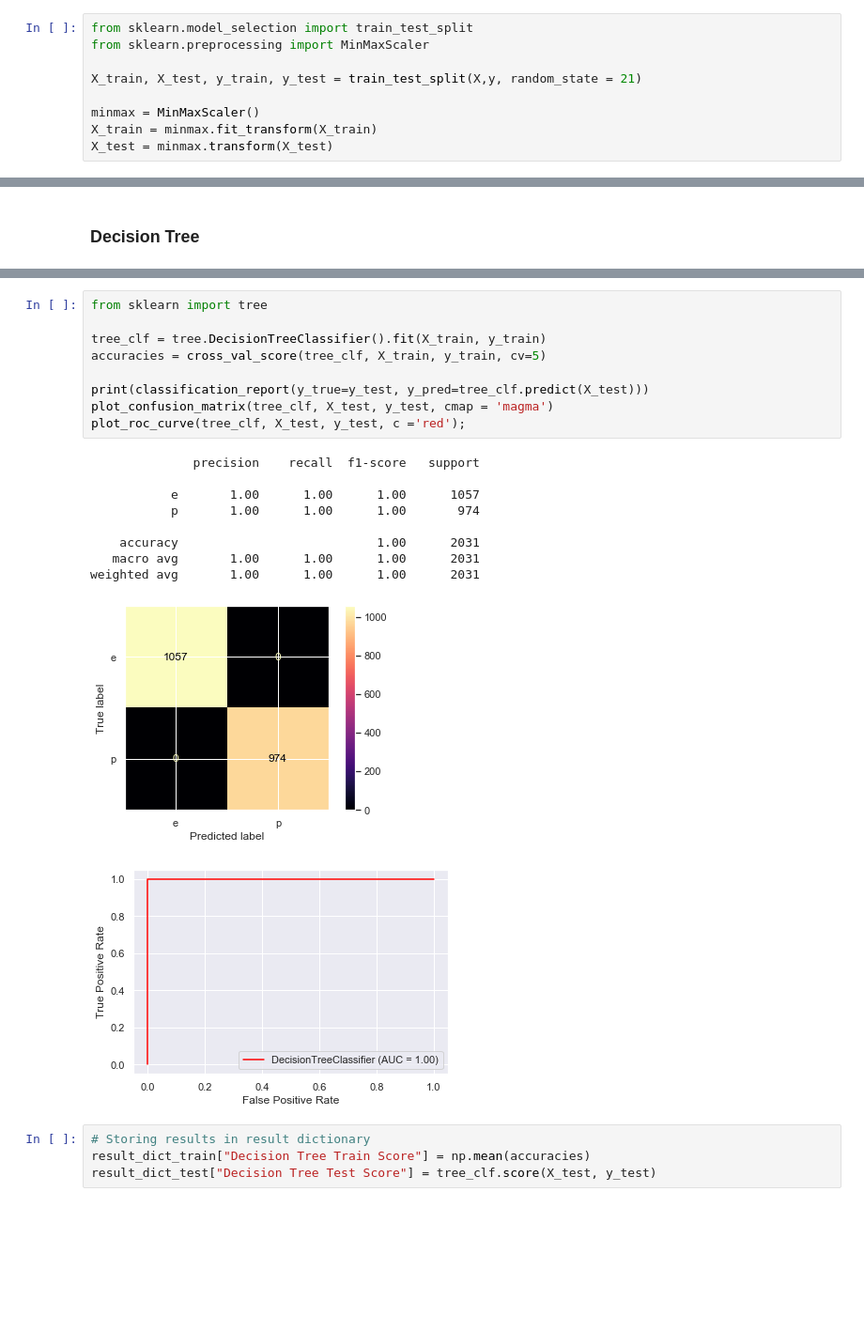
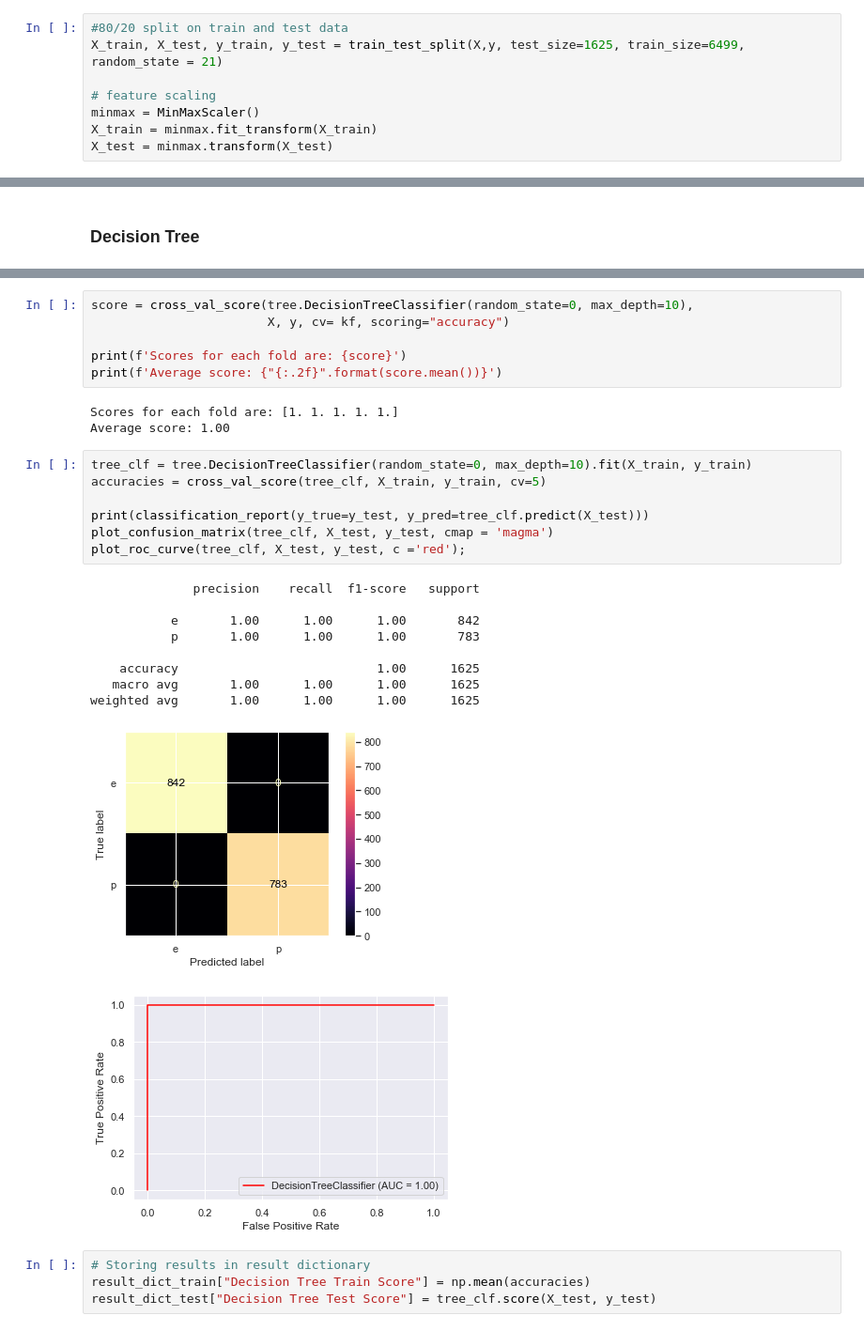
Before and after one commit to dillon4d/COGS118A_FinalProject, a Jupyter notebook: MushroomClassification.ipynb, the cells around one changed output, grey strips where cells are left out. Shown at 94% size. Saved outputs shown, nothing was run; the diff lists cells and outputs as text; blank space fills up the shorter version.

```diff
--- a/MushroomClassification.ipynb
+++ b/MushroomClassification.ipynb
@@ -664,9 +675,8 @@ result_dict_test = {}
 # %%
-from sklearn.model_selection import train_test_split
-from sklearn.preprocessing import MinMaxScaler
+#80/20 split on train and test data
+X_train, X_test, y_train, y_test = train_test_split(X,y, test_size=1625, train_size=6499, random_state = 21)
 
-X_train, X_test, y_train, y_test = train_test_split(X,y, random_state = 21)
-
+# feature scaling
 minmax = MinMaxScaler()
 X_train = minmax.fit_transform(X_train)
 X_test = minmax.transform(X_test)
@@ -757,22 +934,29 @@ result_dict_test["Random Forest Test Score"] = rf_clf.score(X_test, y_test)
+# %%
+score = cross_val_score(tree.DecisionTreeClassifier(random_state=0, max_depth=10),
+                        X, y, cv= kf, scoring="accuracy")
+
+print(f'Scores for each fold are: {score}')
+print(f'Average score: {"{:.2f}".format(score.mean())}')
+# %% [output]
+Scores for each fold are: [1. 1. 1. 1. 1.]
+Average score: 1.00
 # %%
-from sklearn import tree
-
-tree_clf = tree.DecisionTreeClassifier().fit(X_train, y_train)
+tree_clf = tree.DecisionTreeClassifier(random_state=0, max_depth=10).fit(X_train, y_train)
 accuracies = cross_val_score(tree_clf, X_train, y_train, cv=5)
 
 print(classification_report(y_true=y_test, y_pred=tree_clf.predict(X_test)))
 plot_confusion_matrix(tree_clf, X_test, y_test, cmap = 'magma')
 plot_roc_curve(tree_clf, X_test, y_test, c ='red');
 # %% [output]
               precision    recall  f1-score   support
 
-           e       1.00      1.00      1.00      1057
-           p       1.00      1.00      1.00       974
+           e       1.00      1.00      1.00       842
+           p       1.00      1.00      1.00       783
 
-    accuracy                           1.00      2031
-   macro avg       1.00      1.00      1.00      2031
-weighted avg       1.00      1.00      1.00      2031
+    accuracy                           1.00      1625
+   macro avg       1.00      1.00      1.00      1625
+weighted avg       1.00      1.00      1.00      1625
-[figure, old version]
+[figure, new version]
 [figure]
 # %%
 # Storing results in result dictionary
```
Also changed, not shown: parts of 36 cells of this notebook, 1 other file.
